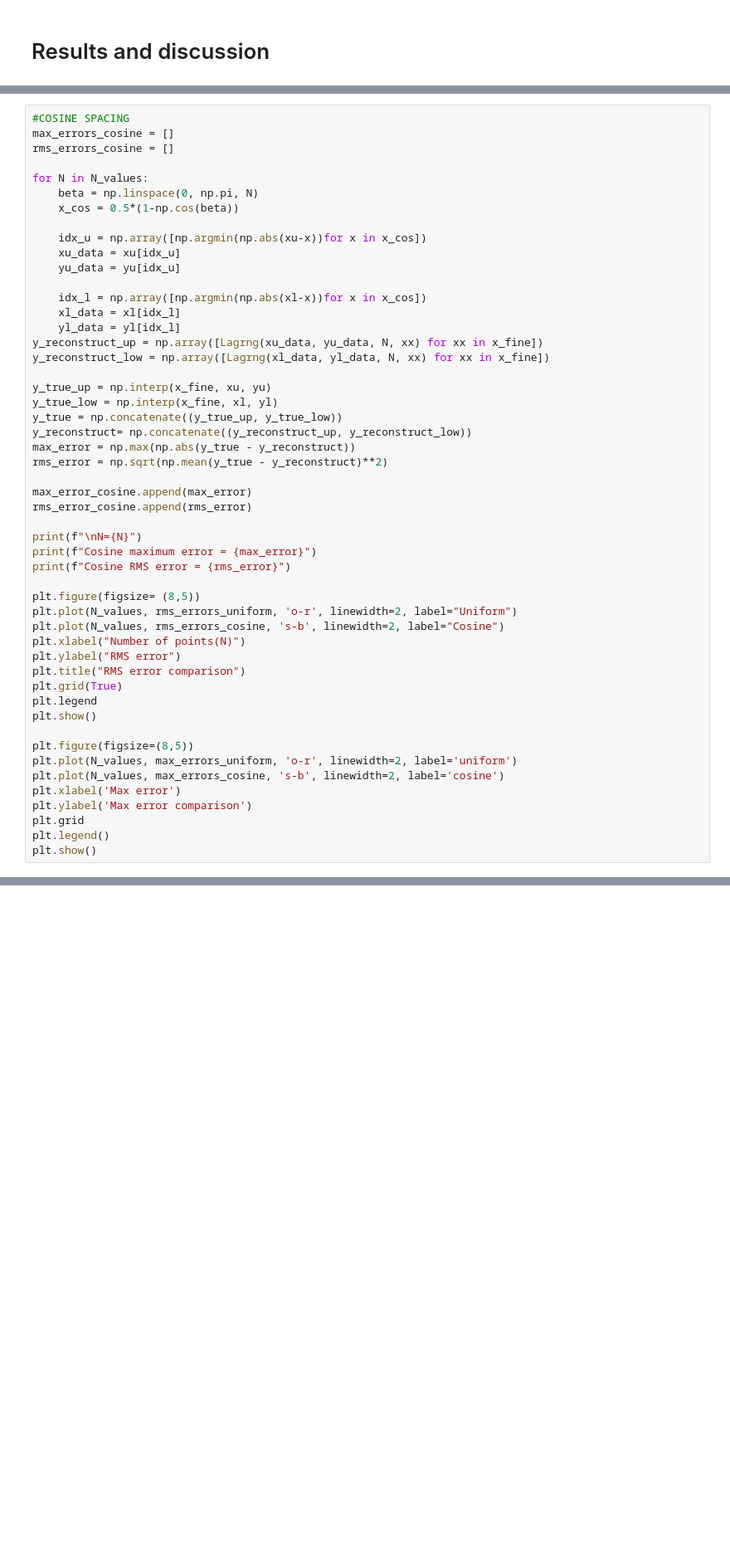
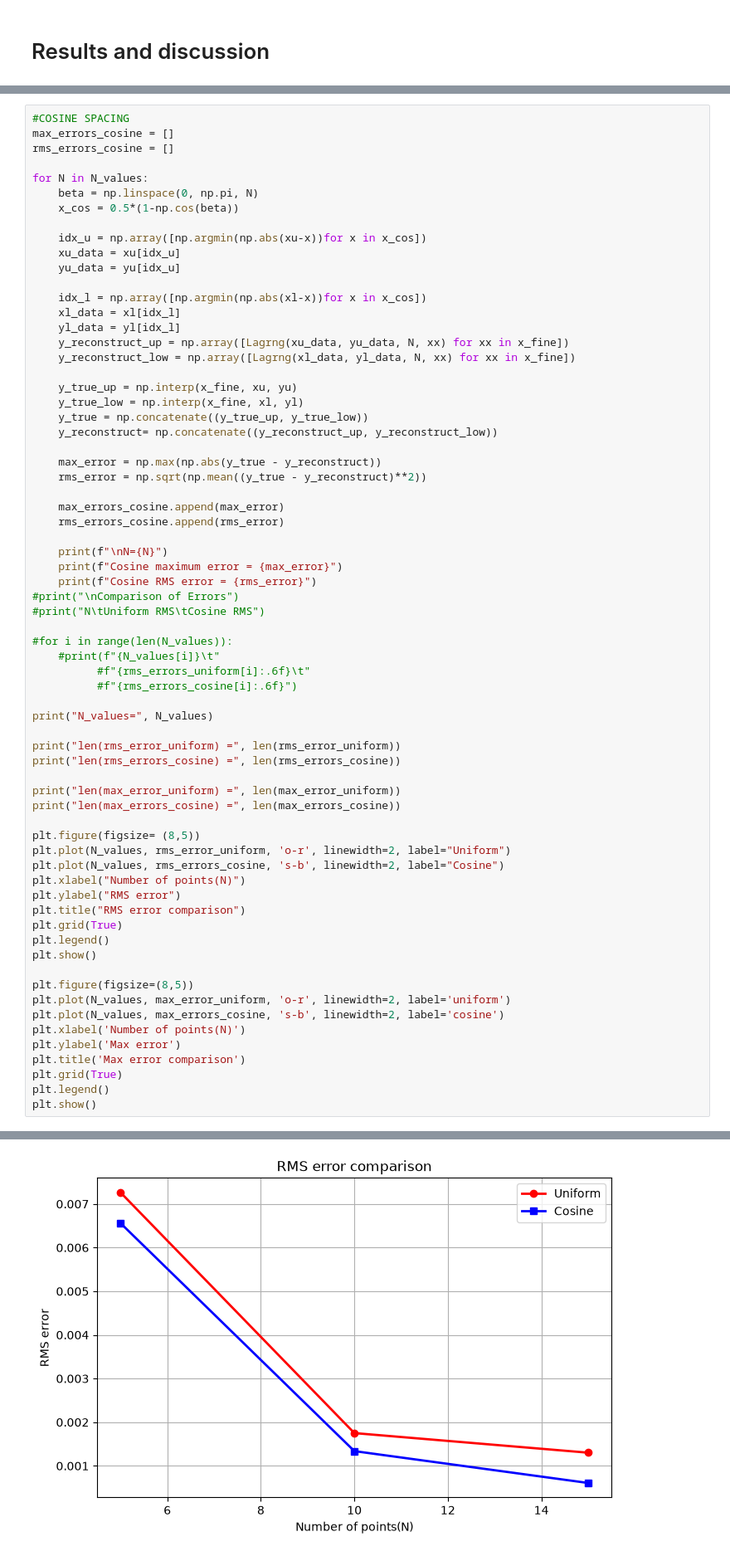
Before and after one commit to Aathi2165/AE801_2026, a Jupyter notebook: interpolation/SC26M006 ANCHAL BHUPAL Interpolation.ipynb, the cells around one changed output, grey strips where cells are left out. Shown at 83% size. Cells and saved outputs as stored; diff of their text form; blank space fills up the shorter version.

Commit message:
Update:  Cosine Spacing for Lagrange Interpolation Error rectification

```diff
--- a/interpolation/SC26M006 ANCHAL BHUPAL Interpolation.ipynb
+++ b/interpolation/SC26M006 ANCHAL BHUPAL Interpolation.ipynb
@@ -395,39 +395,56 @@ for N in N_values:
     idx_l = np.array([np.argmin(np.abs(xl-x))for x in x_cos])
     xl_data = xl[idx_l]
     yl_data = yl[idx_l]
-y_reconstruct_up = np.array([Lagrng(xu_data, yu_data, N, xx) for xx in x_fine])
-y_reconstruct_low = np.array([Lagrng(xl_data, yl_data, N, xx) for xx in x_fine])
+    y_reconstruct_up = np.array([Lagrng(xu_data, yu_data, N, xx) for xx in x_fine])
+    y_reconstruct_low = np.array([Lagrng(xl_data, yl_data, N, xx) for xx in x_fine])
 
-y_true_up = np.interp(x_fine, xu, yu)
-y_true_low = np.interp(x_fine, xl, yl)
-y_true = np.concatenate((y_true_up, y_true_low))
-y_reconstruct= np.concatenate((y_reconstruct_up, y_reconstruct_low))
-max_error = np.max(np.abs(y_true - y_reconstruct))
-rms_error = np.sqrt(np.mean(y_true - y_reconstruct)**2)
+    y_true_up = np.interp(x_fine, xu, yu)
+    y_true_low = np.interp(x_fine, xl, yl)
+    y_true = np.concatenate((y_true_up, y_true_low))
+    y_reconstruct= np.concatenate((y_reconstruct_up, y_reconstruct_low))
 
-max_error_cosine.append(max_error)
-rms_error_cosine.append(rms_error)
+    max_error = np.max(np.abs(y_true - y_reconstruct))
+    rms_error = np.sqrt(np.mean((y_true - y_reconstruct)**2))
 
-print(f"\nN={N}")
-print(f"Cosine maximum error = {max_error}")
-print(f"Cosine RMS error = {rms_error}")
+    max_errors_cosine.append(max_error)
+    rms_errors_cosine.append(rms_error)
+
+    print(f"\nN={N}")
+    print(f"Cosine maximum error = {max_error}")
+    print(f"Cosine RMS error = {rms_error}")
+#print("\nComparison of Errors")
+#print("N\tUniform RMS\tCosine RMS")
+
+#for i in range(len(N_values)):
+    #print(f"{N_values[i]}\t"
+          #f"{rms_errors_uniform[i]:.6f}\t"
+          #f"{rms_errors_cosine[i]:.6f}")
+
+print("N_values=", N_values)
+
+print("len(rms_error_uniform) =", len(rms_error_uniform))
+print("len(rms_errors_cosine) =", len(rms_errors_cosine))
+
+print("len(max_error_uniform) =", len(max_error_uniform))
+print("len(max_errors_cosine) =", len(max_errors_cosine))
 
 plt.figure(figsize= (8,5))
-plt.plot(N_values, rms_errors_uniform, 'o-r', linewidth=2, label="Uniform")
+plt.plot(N_values, rms_error_uniform, 'o-r', linewidth=2, label="Uniform")
 plt.plot(N_values, rms_errors_cosine, 's-b', linewidth=2, label="Cosine")
 plt.xlabel("Number of points(N)")
 plt.ylabel("RMS error")
 plt.title("RMS error comparison")
 plt.grid(True)
-plt.legend
+plt.legend()
 plt.show()
 
 plt.figure(figsize=(8,5))
-plt.plot(N_values, max_errors_uniform, 'o-r', linewidth=2, label='uniform')
+plt.plot(N_values, max_error_uniform, 'o-r', linewidth=2, label='uniform')
 plt.plot(N_values, max_errors_cosine, 's-b', linewidth=2, label='cosine')
-plt.xlabel('Max error')
-plt.ylabel('Max error comparison')
-plt.grid
+plt.xlabel('Number of points(N)')
+plt.ylabel('Max error')
+plt.title('Max error comparison')
+plt.grid(True)
 plt.legend()
 plt.show()
 # %% [output]
@@ -434,0 +467 @@ NameError: name 'max_error_cosine' is not defined
+[figure, added]
```
Also changed, not shown: parts of 6 cells of this notebook.
